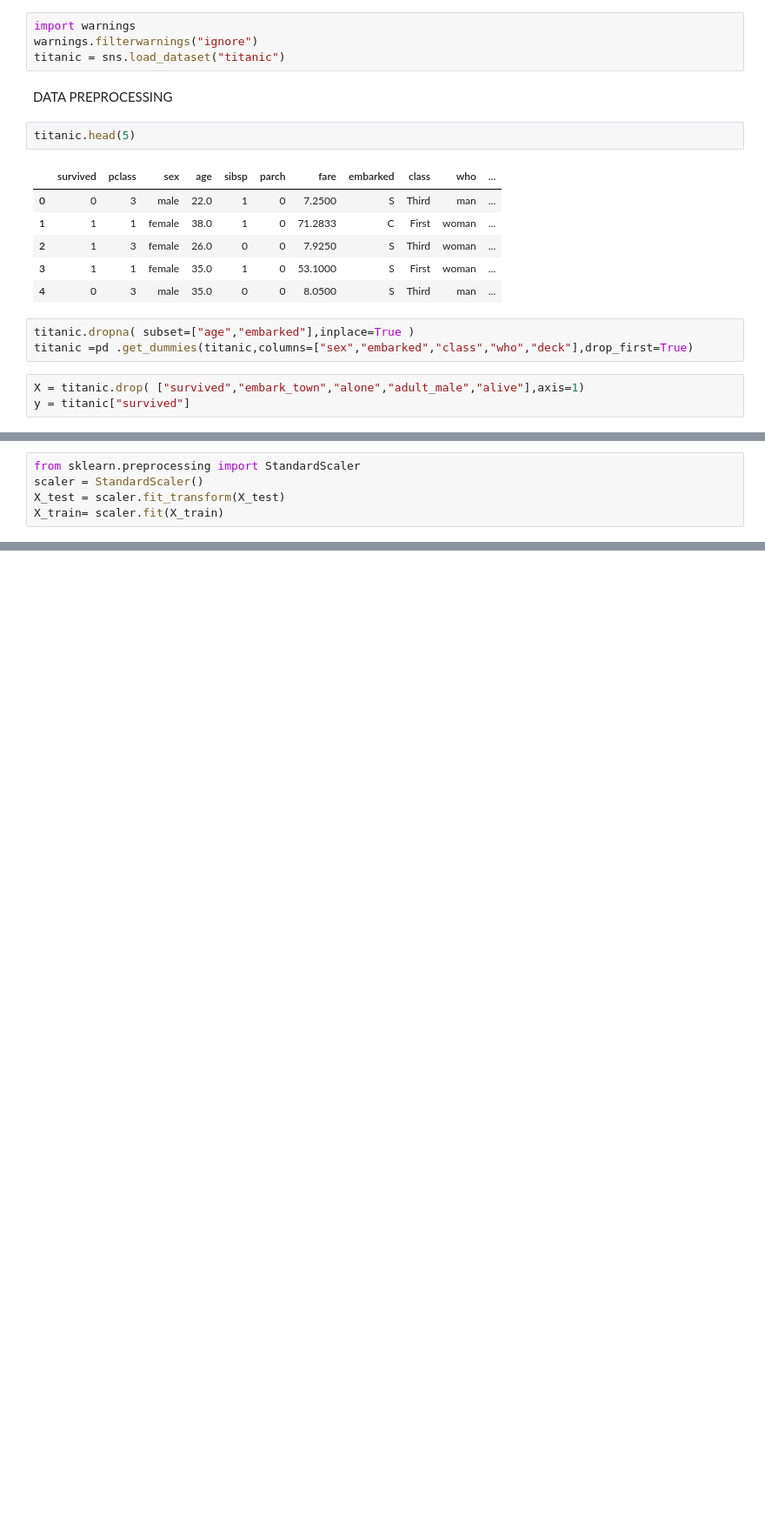
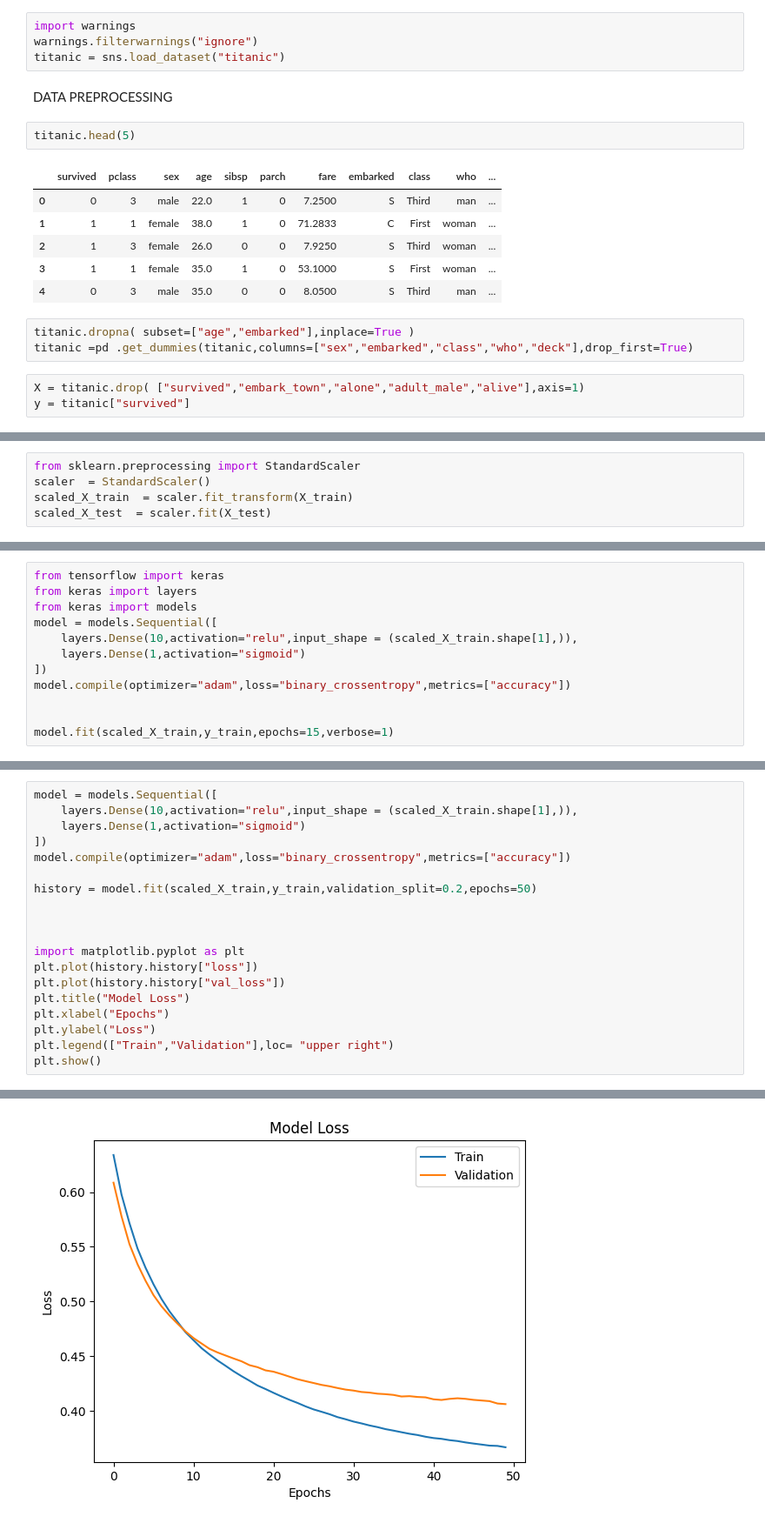
Before and after one commit to zaidFarid2/DeepLearning, a Jupyter notebook: single_neural_network.ipynb, the cells around one changed output, grey strips where cells are left out. Shown at 87% size. Drawn from its saved outputs; the diff is of its cells as text; blank space fills up the shorter version.

Commit message:
include plot for Clear Visual

```diff
--- a/single_neural_network.ipynb
+++ b/single_neural_network.ipynb
@@ -30,5 +31,5 @@ X_train,X_test,y_train,y_test = train_test_split(X,y,random_state=0,test_size=0.
 # %%
 from sklearn.preprocessing import StandardScaler
-scaler = StandardScaler()
-X_test = scaler.fit_transform(X_test)
-X_train= scaler.fit(X_train)
+scaler  = StandardScaler()
+scaled_X_train  = scaler.fit_transform(X_train)
+scaled_X_test  = scaler.fit(X_test)
@@ -42,0 +36,12 @@ X_train.shape[1]
+# %%
+from tensorflow import keras
+from keras import layers
+from keras import models
+model = models.Sequential([
+    layers.Dense(10,activation="relu",input_shape = (scaled_X_train.shape[1],)),
+    layers.Dense(1,activation="sigmoid")
+])
+model.compile(optimizer="adam",loss="binary_crossentropy",metrics=["accuracy"])
+
+
+model.fit(scaled_X_train,y_train,epochs=15,verbose=1)
@@ -42,0 +67,20 @@ X_train.shape[1]
+# %%
+model = models.Sequential([
+    layers.Dense(10,activation="relu",input_shape = (scaled_X_train.shape[1],)),
+    layers.Dense(1,activation="sigmoid")
+])
+model.compile(optimizer="adam",loss="binary_crossentropy",metrics=["accuracy"])
+
+history = model.fit(scaled_X_train,y_train,validation_split=0.2,epochs=50)
+
+
+
+import matplotlib.pyplot as plt
+plt.plot(history.history["loss"])
+plt.plot(history.history["val_loss"])
+plt.title("Model Loss")
+plt.xlabel("Epochs")
+plt.ylabel("Loss")
+plt.legend(["Train","Validation"],loc= "upper right")
+plt.show()
+# %% [output]
@@ -43 +104,2 @@ X_train.shape[1]
+[figure, added]
 # %%
```
Also changed, not shown: parts of 10 cells of this notebook.
